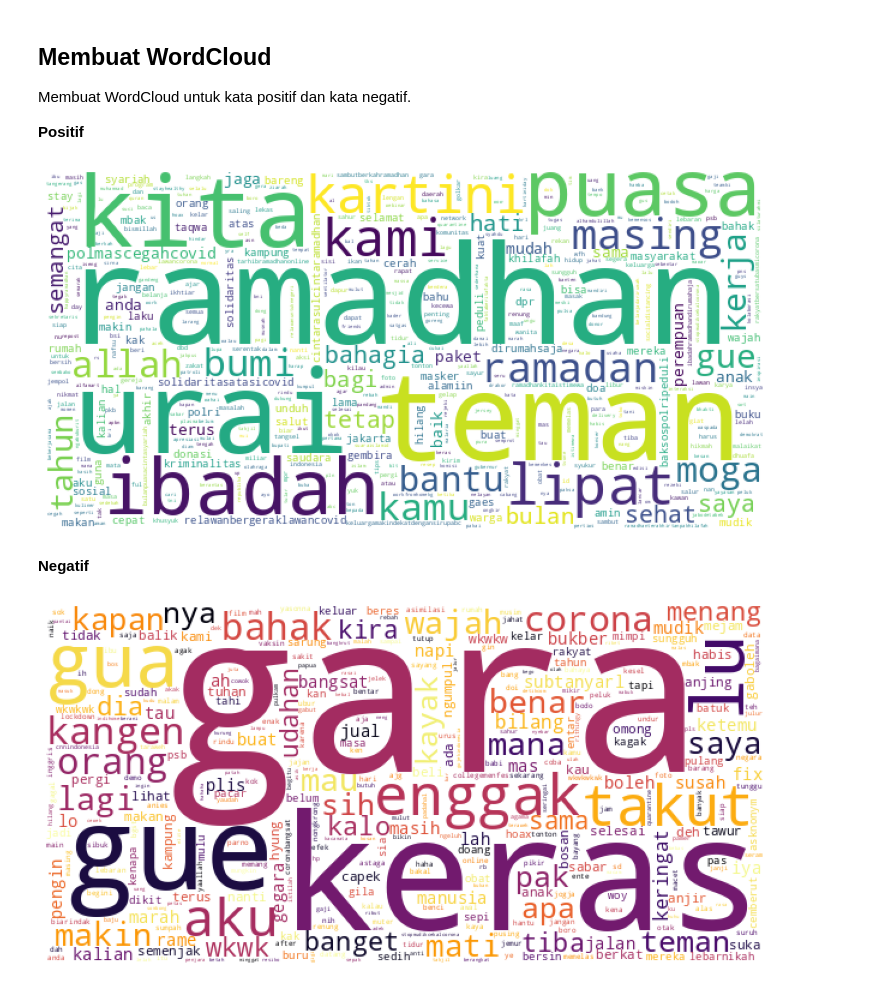
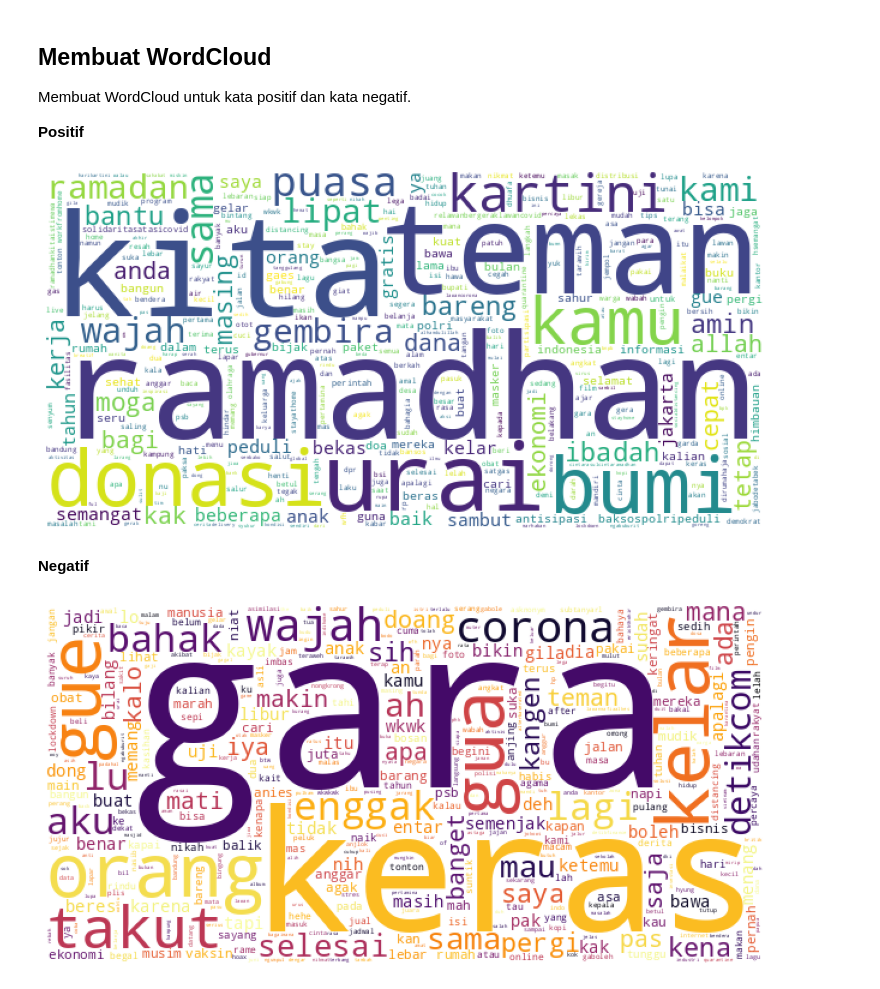
Before and after one commit to Hyuto/Analisis-Sentimen-Corona-DKI-Jakarta, a Jupyter notebook: notebook/WordCloud.ipynb, the cells around one changed output. Drawn from its saved outputs; the diff is of its cells as text; code cells hidden in the pictures.

```diff
--- a/notebook/WordCloud.ipynb
+++ b/notebook/WordCloud.ipynb
@@ -32,11 +32,13 @@ Load dataset hasil scraping sebelumnya
 
 **Load Dataset**
 # %%
-data = pd.concat([
-    pd.read_csv("../data/Crawling Twitter Jakarta 20 - 22.csv"),
-    pd.read_csv("../data/Crawling Twitter Jakarta 23 - 25.csv"),
-    pd.read_csv("../data/Crawling Twitter Jakarta 26.csv")
-])
+data = pd.concat(
+    [
+        pd.read_csv("../data/Crawling Twitter Jakarta 20 - 22.csv"),
+        pd.read_csv("../data/Crawling Twitter Jakarta 23 - 25.csv"),
+        pd.read_csv("../data/Crawling Twitter Jakarta 26.csv"),
+    ]
+)
 data.info()
 # %% [output]
 <class 'pandas.core.frame.DataFrame'>
@@ -102,7 +106,7 @@ index_n = new_data["cleaned"][new_data["prediction"] == 0].index
 
 Transform data yang telah di preprocessing dengan TF-IDF untuk mendapatkan matix kata
 # %%
-vectorizer = TfidfVectorizer(max_features=3000)
-word_mat = vectorizer.fit_transform(new_data["cleaned"].values)
+vectorizer = model["tf-idf"]
+word_mat = vectorizer.transform(new_data["cleaned"].values)
 word_mat
 # %% [output]
@@ -156,23 +161,23 @@ Membuat WordCloud untuk kata positif dan kata negatif.
 # %%
 # WordCloud kata dengan bobot terbesar Positif
 w = WordCloud(
     width=600,
     height=300,
-    colormap='viridis',
+    colormap="viridis",
     mode="RGBA",
     stopwords=STOPWORDS,
     background_color="white",
     max_words=5000,
-    random_state=SEED
+    random_state=SEED,
 ).fit_words(top_positif)
 
 plt.figure(figsize=(10, 10), facecolor=None)
 plt.imshow(w)
 plt.axis("off")
 plt.tight_layout(pad=0)
 plt.show()
 # %% [output]
-[figure, old version]
+[figure, new version]
 # %% [markdown]
 **Negatif**
 # %%
@@ -181,7 +186,7 @@ w = WordCloud(
     height=300,
     mode="RGBA",
     stopwords=STOPWORDS,
-    colormap='inferno',
+    colormap="inferno",
     background_color="white",
     max_words=5000,
 ).fit_words(top_negatif)
@@ -192,4 +197,4 @@ plt.axis("off")
 plt.tight_layout(pad=0)
 plt.show()
 # %% [output]
-[figure, old version]
+[figure, new version]
```
Also changed, not shown: parts of 3 cells of this notebook, 15 other files.
